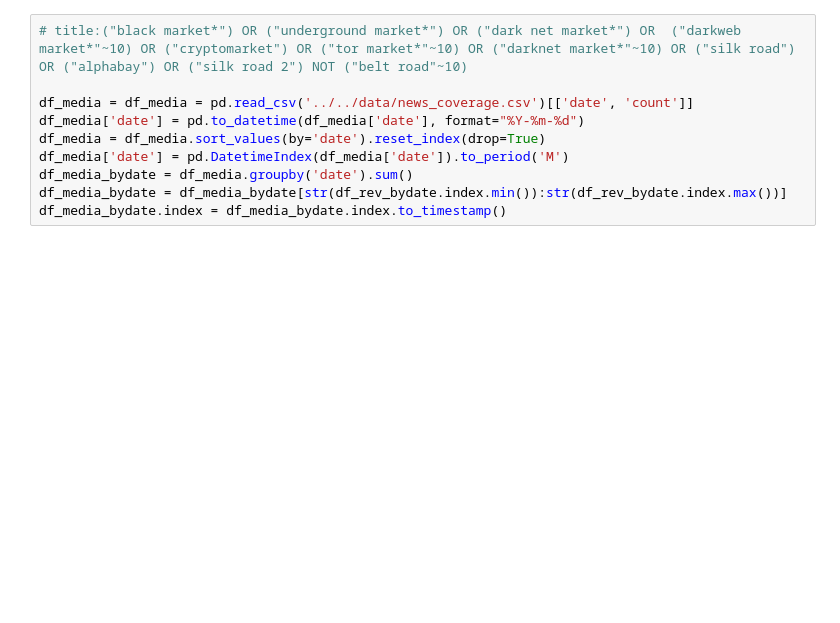
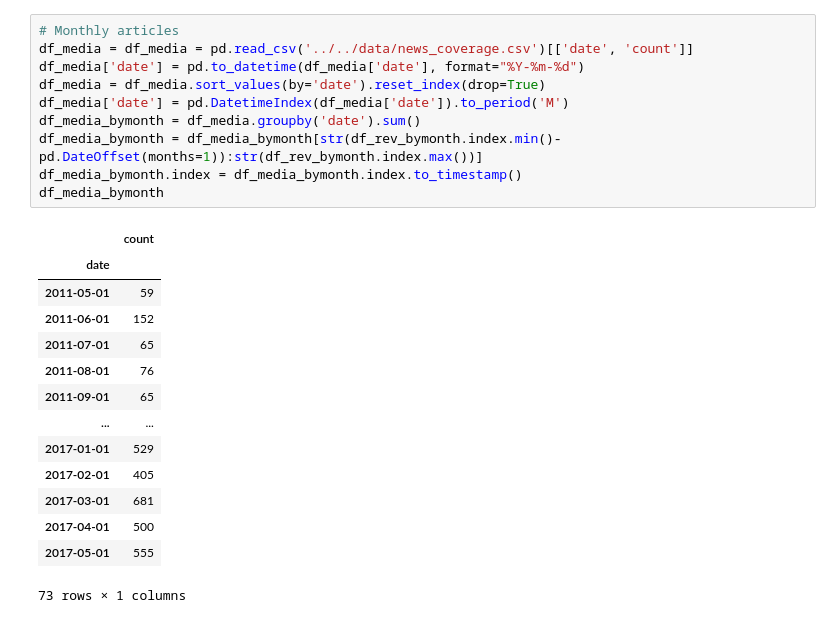
Before and after one commit to x0rz3q/WM0824TU, a Jupyter notebook: src/deliverable3/RQ1.ipynb, the cells around one changed output. Saved outputs shown, nothing was run; the diff lists cells and outputs as text; blank space fills up the shorter version.

```diff
--- a/src/deliverable3/RQ1.ipynb
+++ b/src/deliverable3/RQ1.ipynb
@@ -138,13 +158,28 @@ df_rev_bydate.index = df_rev_bydate.index.to_timestamp()
 # %%
-# title:("black market*") OR ("underground market*") OR ("dark net market*") OR  ("darkweb market*"~10) OR ("cryptomarket") OR ("tor market*"~10) OR ("darknet market*"~10) OR ("silk road") OR ("alphabay") OR ("silk road 2") NOT ("belt road"~10)
-
+# Monthly articles
 df_media = df_media = pd.read_csv('../../data/news_coverage.csv')[['date', 'count']]
 df_media['date'] = pd.to_datetime(df_media['date'], format="%Y-%m-%d")
 df_media = df_media.sort_values(by='date').reset_index(drop=True)
 df_media['date'] = pd.DatetimeIndex(df_media['date']).to_period('M')
-df_media_bydate = df_media.groupby('date').sum()
-df_media_bydate = df_media_bydate[str(df_rev_bydate.index.min()):str(df_rev_bydate.index.max())]
-df_media_bydate.index = df_media_bydate.index.to_timestamp()
+df_media_bymonth = df_media.groupby('date').sum()
+df_media_bymonth = df_media_bymonth[str(df_rev_bymonth.index.min()-pd.DateOffset(months=1)):str(df_rev_bymonth.index.max())]
+df_media_bymonth.index = df_media_bymonth.index.to_timestamp()
+df_media_bymonth
+# %% [output]
+|  | count |
+| date |  |
+| 2011-05-01 | 59 |
+| 2011-06-01 | 152 |
+| 2011-07-01 | 65 |
+| 2011-08-01 | 76 |
+| 2011-09-01 | 65 |
+| ... | ... |
+| 2017-01-01 | 529 |
+| 2017-02-01 | 405 |
+| 2017-03-01 | 681 |
+| 2017-04-01 | 500 |
+| 2017-05-01 | 555 |
+73 rows × 1 columns
 # %%
 fig, ax1 = plt.subplots()
 
```
Also changed, not shown: parts of 6 cells of this notebook.
